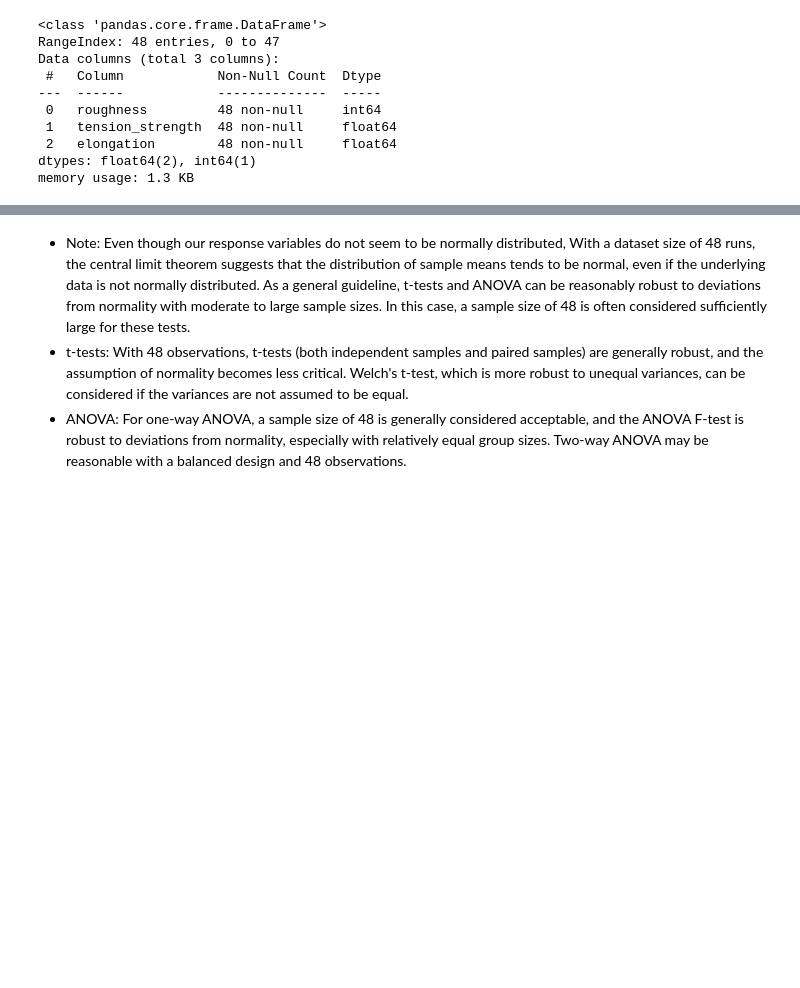
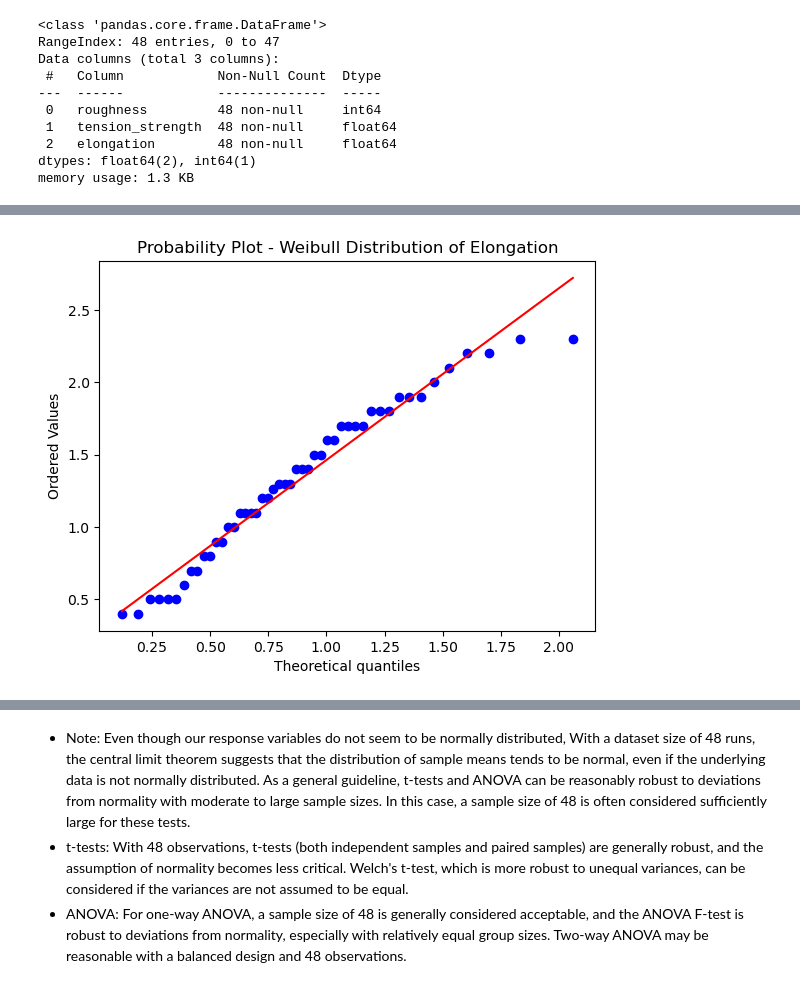
Before and after one commit to tapashreepradhan/semester-project-H02V8a, a Jupyter notebook: project.ipynb, the cells around one changed output, grey strips where cells are left out. Cells and saved outputs as stored; diff of their text form; code cells hidden in the pictures; blank space fills up the shorter version.

```diff
--- a/project.ipynb
+++ b/project.ipynb
@@ -137,3 +149,11 @@ The data for Elongation appears to be normally distributed (p-value=0.1550)
+# %%
+# Create a probability plot for Weibull distribution
+st.probplot(y_df['elongation'], dist="weibull_min", sparams=(2,), plot=plt)
+plt.title("Probability Plot - Weibull Distribution of Elongation")
+plt.savefig('./distribution-plots/elongation-weibull.png')
+plt.show()
+# %% [output]
+[figure, added]
 # %%
 !git add -A
 !git commit -m "distribution plots"
```
Also changed, not shown: parts of 46 cells of this notebook, 21 other files.
